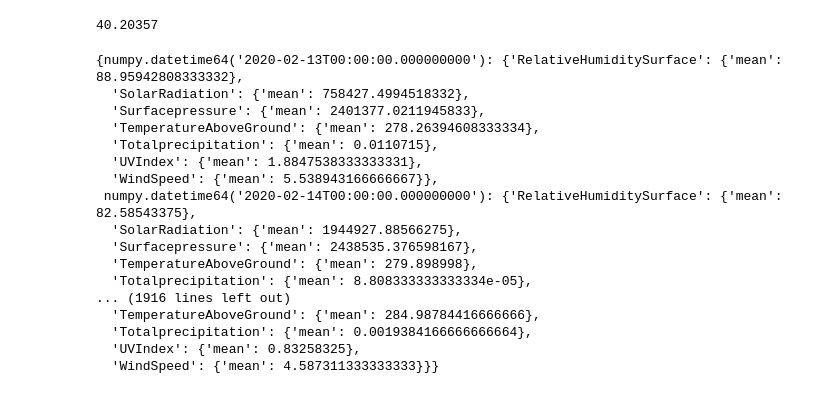
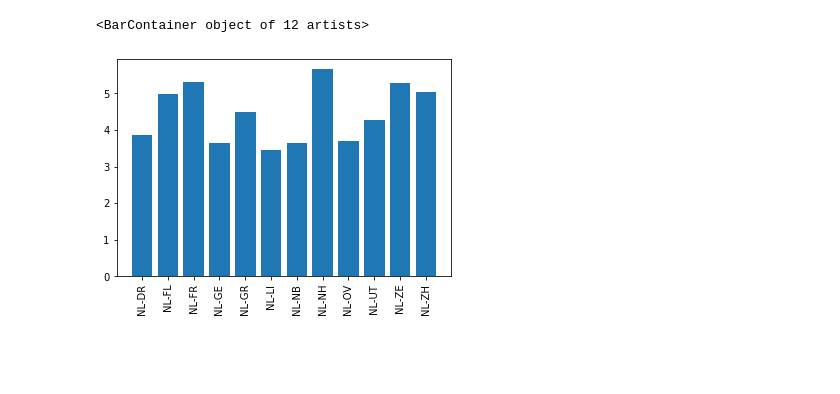
Before and after one commit to Javh2138/fyp2021p02g16, a Jupyter notebook: Notebooks/Fyp2021p02g16.ipynb, the cells around one changed output. Cells and saved outputs as stored; diff of their text form; code cells hidden in the pictures; blank space fills up the shorter version.

```diff
--- a/Notebooks/Fyp2021p02g16.ipynb
+++ b/Notebooks/Fyp2021p02g16.ipynb
@@ -26,39 +32,27 @@ nl_weather_df
 # %%
 '''Finding min, median, max and mean for each numerical value, for each region in the Netherlands.'''
 #print(nl_weather_df['iso3166-2'].unique())
+num_columns = ['RelativeHumiditySurface','SolarRadiation','Surfacepressure','TemperatureAboveGround','Totalprecipitation','UVIndex','WindSpeed']
 reg_dict = {}
 for i in nl_weather_df['iso3166-2'].unique():
     reg_dict[i] = {}
-    for j in ['RelativeHumiditySurface','SolarRadiation','Surfacepressure','TemperatureAboveGround','Totalprecipitation','UVIndex','WindSpeed']:
+    for j in num_columns:
         reg_dict[i][j] = {'min': min(nl_weather_df[nl_weather_df['iso3166-2'] == i][j]),'median':np.median(nl_weather_df[nl_weather_df['iso3166-2'] == i][j]),'max':max(nl_weather_df[nl_weather_df['iso3166-2'] == i][j]),'mean':np.mean(nl_weather_df[nl_weather_df['iso3166-2'] == i][j])}
 #reg_dict['NL-GE']['RelativeHumiditySurface']
-# %%
-min(nl_weather_df[nl_weather_df['iso3166-2'] == 'NL-ZH']['RelativeHumiditySurface'])
-# %% [output]
-40.20357
 # %%
 num_columns = ['RelativeHumiditySurface','SolarRadiation','Surfacepressure','TemperatureAboveGround','Totalprecipitation','UVIndex','WindSpeed']
 date_dict = {}
 for i in nl_weather_df['date'].unique():
-    date_dict[np.datetime64(i)] = {}
+    date_dict[i] = {}
     for j in num_columns:
-        date_dict[i][j] = {'mean':np.mean(nl_weather_df[nl_weather_df['date'] == i][j])}
-date_dict
+        date_dict[i][j] = np.mean(nl_weather_df[nl_weather_df['date'] == i][j])
+#date_dict
-# %% [output]
-{numpy.datetime64('2020-02-13T00:00:00.000000000'): {'RelativeHumiditySurface': {'mean': 88.95942808333332},
-  'SolarRadiation': {'mean': 758427.4994518332},
-  'Surfacepressure': {'mean': 2401377.0211945833},
-  'TemperatureAboveGround': {'mean': 278.26394608333334},
-  'Totalprecipitation': {'mean': 0.0110715},
-  'UVIndex': {'mean': 1.8847538333333331},
-  'WindSpeed': {'mean': 5.538943166666667}},
- numpy.datetime64('2020-02-14T00:00:00.000000000'): {'RelativeHumiditySurface': {'mean': 82.58543375},
-  'SolarRadiation': {'mean': 1944927.88566275},
-  'Surfacepressure': {'mean': 2438535.376598167},
-  'TemperatureAboveGround': {'mean': 279.898998},
-  'Totalprecipitation': {'mean': 8.808333333333334e-05},
-... (1916 lines left out)
-  'TemperatureAboveGround': {'mean': 284.98784416666666},
-  'Totalprecipitation': {'mean': 0.0019384166666666664},
-  'UVIndex': {'mean': 0.83258325},
-  'WindSpeed': {'mean': 4.587311333333333}}}
+# %%
+#Plotting means of windspeeds for different regions
+means = [reg_dict[i]['WindSpeed']['mean'] for i in reg_dict.keys()]
+
+plt.xticks(rotation=90)
+plt.bar(reg_dict.keys(),means)
+# %% [output]
+<BarContainer object of 12 artists>
+[figure, added]
```
Also changed, not shown: parts of 3 cells of this notebook, 1 other file.
